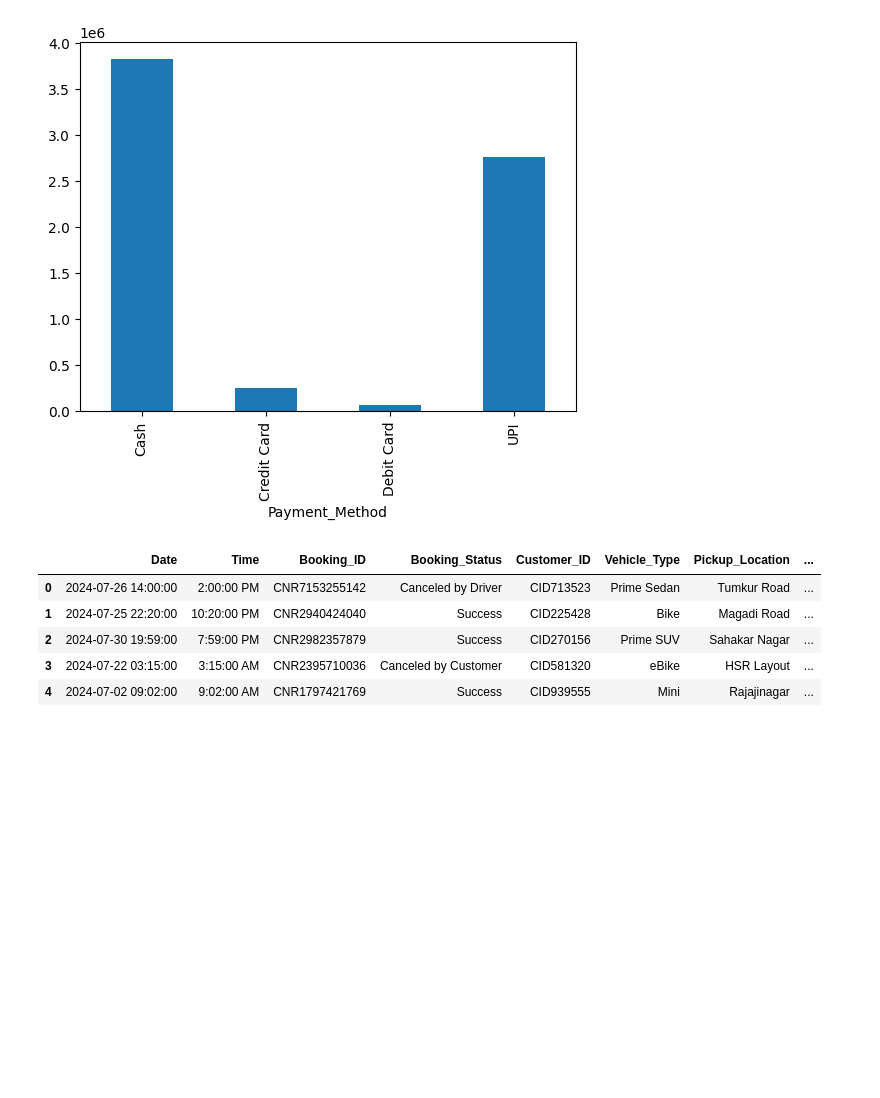
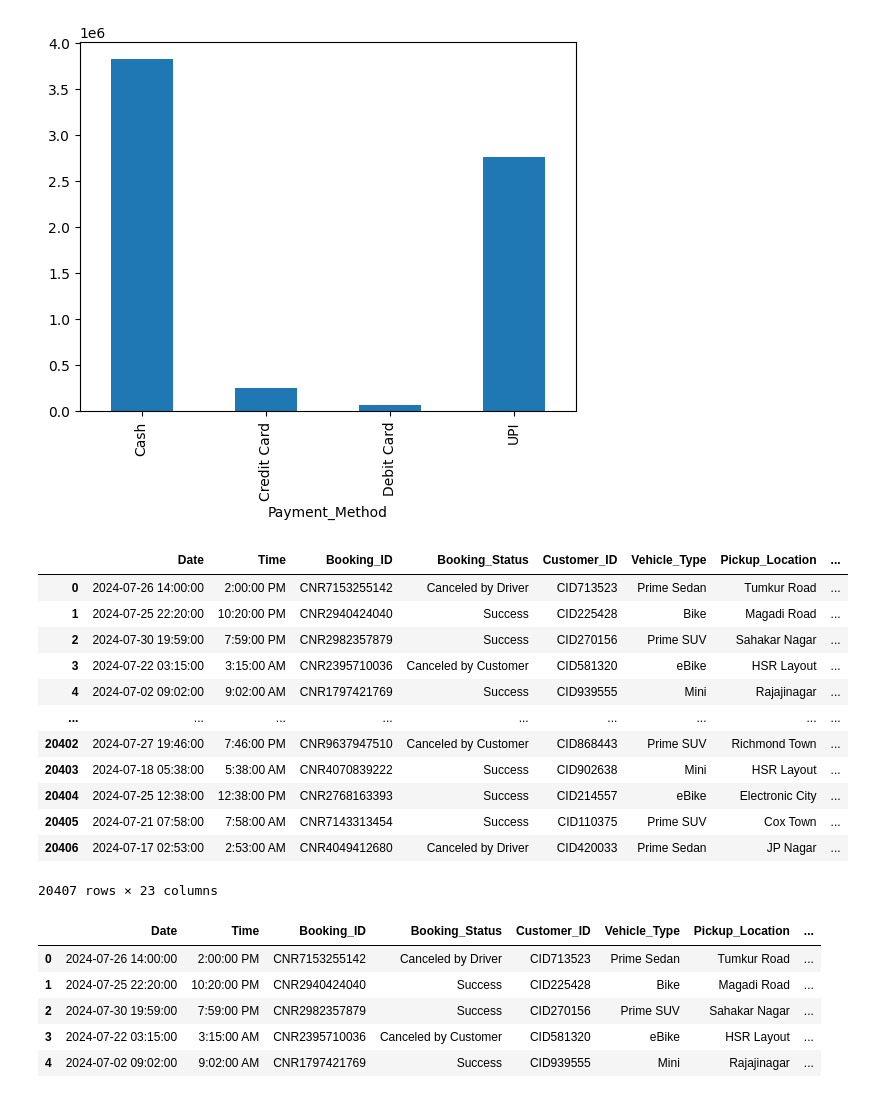
Before and after one commit to Basu1745/Ola-Travel-Record-Analysis, a Jupyter notebook: ola.ipynb, the cells around one changed output. Saved outputs shown, nothing was run; the diff lists cells and outputs as text; code cells hidden in the pictures; blank space fills up the shorter version.

```diff
--- a/ola.ipynb
+++ b/ola.ipynb
@@ -71,6 +71,22 @@ df.groupby('Payment_Method')['Booking_Value'].sum().plot.bar()
 plt.show()
 # %% [output]
 [figure]
+# %%
+df.drop("Vehicle Images",axis=1)
+# %% [output]
+|  | Date | Time | Booking_ID | Booking_Status | Customer_ID | Vehicle_Type | Pickup_Location | ... |
+| 0 | 2024-07-26 14:00:00 | 2:00:00 PM | CNR7153255142 | Canceled by Driver | CID713523 | Prime Sedan | Tumkur Road | ... |
+| 1 | 2024-07-25 22:20:00 | 10:20:00 PM | CNR2940424040 | Success | CID225428 | Bike | Magadi Road | ... |
+| 2 | 2024-07-30 19:59:00 | 7:59:00 PM | CNR2982357879 | Success | CID270156 | Prime SUV | Sahakar Nagar | ... |
+| 3 | 2024-07-22 03:15:00 | 3:15:00 AM | CNR2395710036 | Canceled by Customer | CID581320 | eBike | HSR Layout | ... |
+| 4 | 2024-07-02 09:02:00 | 9:02:00 AM | CNR1797421769 | Success | CID939555 | Mini | Rajajinagar | ... |
+| ... | ... | ... | ... | ... | ... | ... | ... | ... |
+| 20402 | 2024-07-27 19:46:00 | 7:46:00 PM | CNR9637947510 | Canceled by Customer | CID868443 | Prime SUV | Richmond Town | ... |
+| 20403 | 2024-07-18 05:38:00 | 5:38:00 AM | CNR4070839222 | Success | CID902638 | Mini | HSR Layout | ... |
+| 20404 | 2024-07-25 12:38:00 | 12:38:00 PM | CNR2768163393 | Success | CID214557 | eBike | Electronic City | ... |
+| 20405 | 2024-07-21 07:58:00 | 7:58:00 AM | CNR7143313454 | Success | CID110375 | Prime SUV | Cox Town | ... |
+| 20406 | 2024-07-17 02:53:00 | 2:53:00 AM | CNR4049412680 | Canceled by Driver | CID420033 | Prime Sedan | JP Nagar | ... |
+20407 rows × 23 columns
 # %%
 df['Date'] = pd.to_datetime(df['Date'])
 # %%
```
